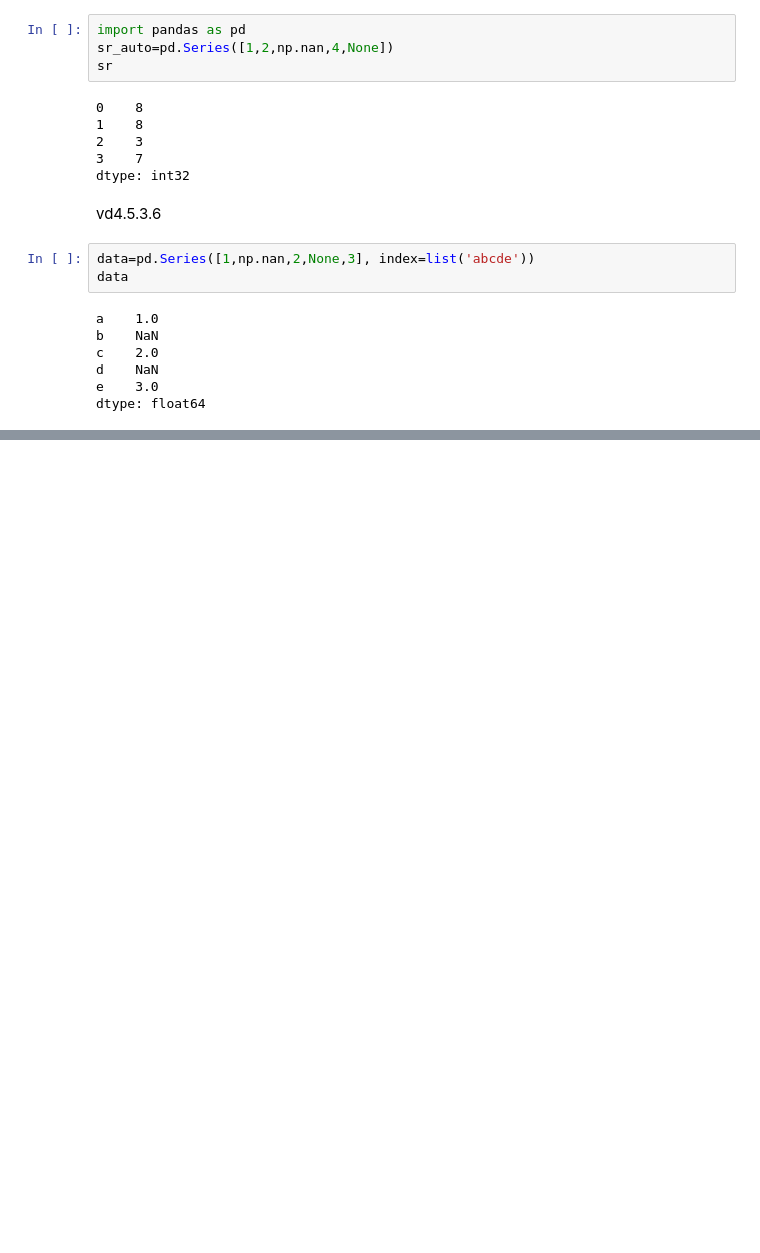
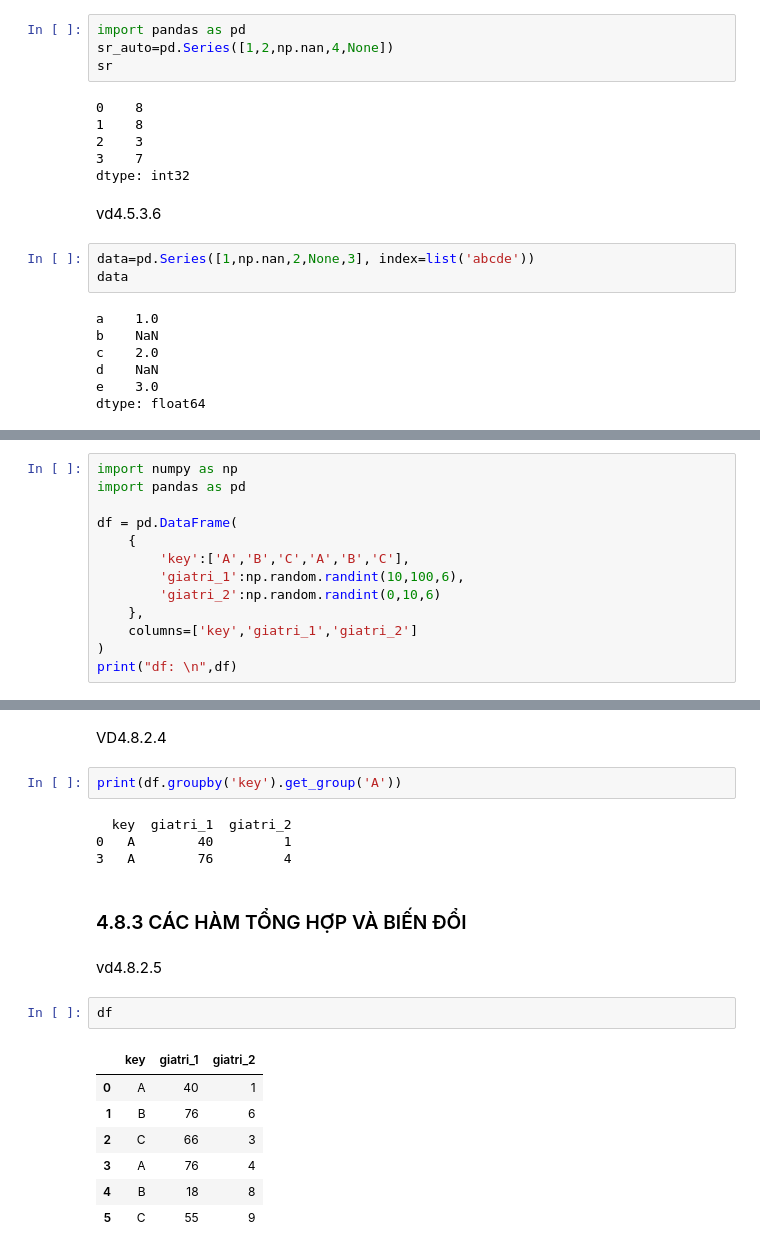
Before and after one commit to nguyennhuhuyhoang10/24174600137_NguyenNhuHuyHoang_18A3-_LTPTNC, a Jupyter notebook: CODE_VD/C4/vd_p2.ipynb, the cells around one changed output, grey strips where cells are left out. Cells and saved outputs as stored; diff of their text form; blank space fills up the shorter version.

```diff
--- a/CODE_VD/C4/vd_p2.ipynb
+++ b/CODE_VD/C4/vd_p2.ipynb
@@ -306,0 +471,13 @@ dtype: float64
+# %%
+import numpy as np
+import pandas as pd
+
+df = pd.DataFrame(
+    {
+        'key':['A','B','C','A','B','C'],
+        'giatri_1':np.random.randint(10,100,6),
+        'giatri_2':np.random.randint(0,10,6)
+    },
+    columns=['key','giatri_1','giatri_2']
+)
+print("df: \n",df)
@@ -306,0 +515,22 @@ dtype: float64
+# %% [markdown]
+VD4.8.2.4
+# %%
+print(df.groupby('key').get_group('A'))
+# %% [output]
+  key  giatri_1  giatri_2
+0   A        40         1
+3   A        76         4
+# %% [markdown]
+### 4.8.3 CÁC HÀM TỔNG HỢP VÀ BIẾN ĐỔI
+# %% [markdown]
+vd4.8.2.5
+# %%
+df
+# %% [output]
+|  | key | giatri_1 | giatri_2 |
+| 0 | A | 40 | 1 |
+| 1 | B | 76 | 6 |
+| 2 | C | 66 | 3 |
+| 3 | A | 76 | 4 |
+| 4 | B | 18 | 8 |
+| 5 | C | 55 | 9 |
```
Also changed, not shown: parts of 44 cells of this notebook, 3 other files.
